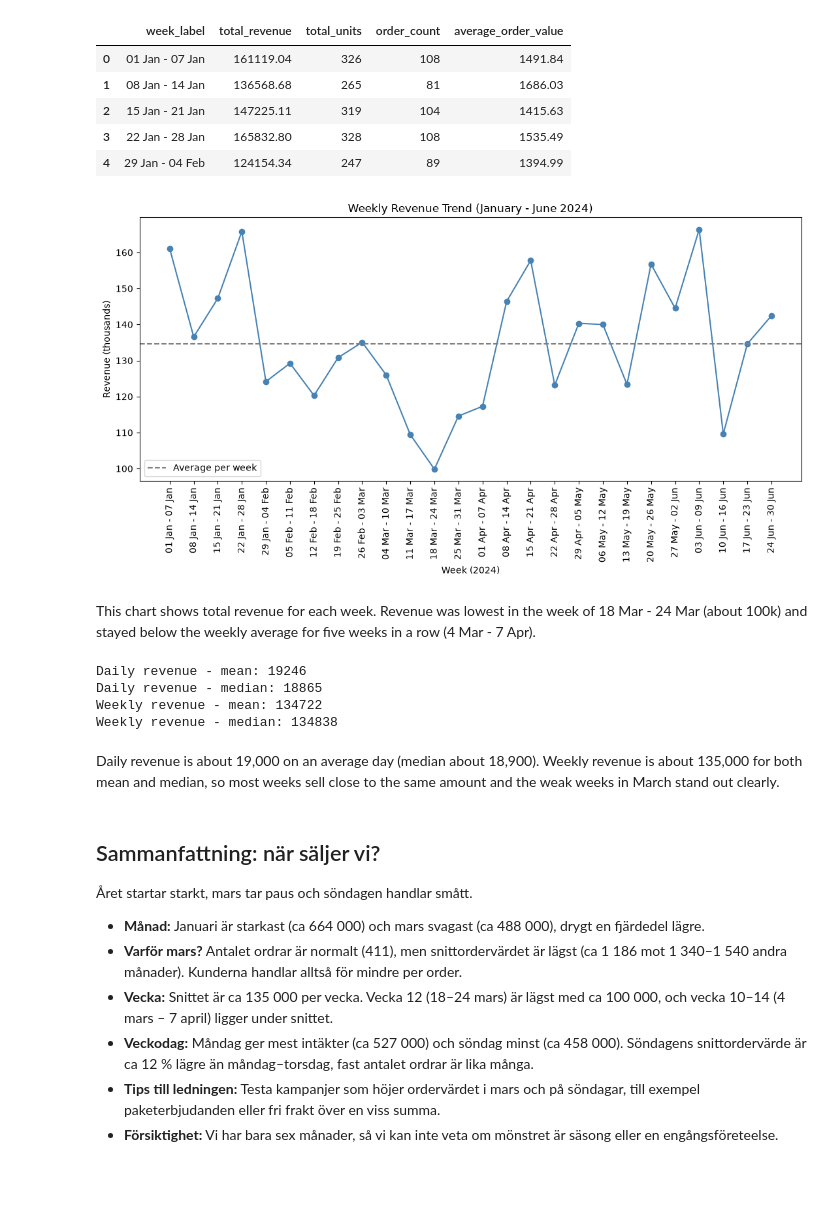
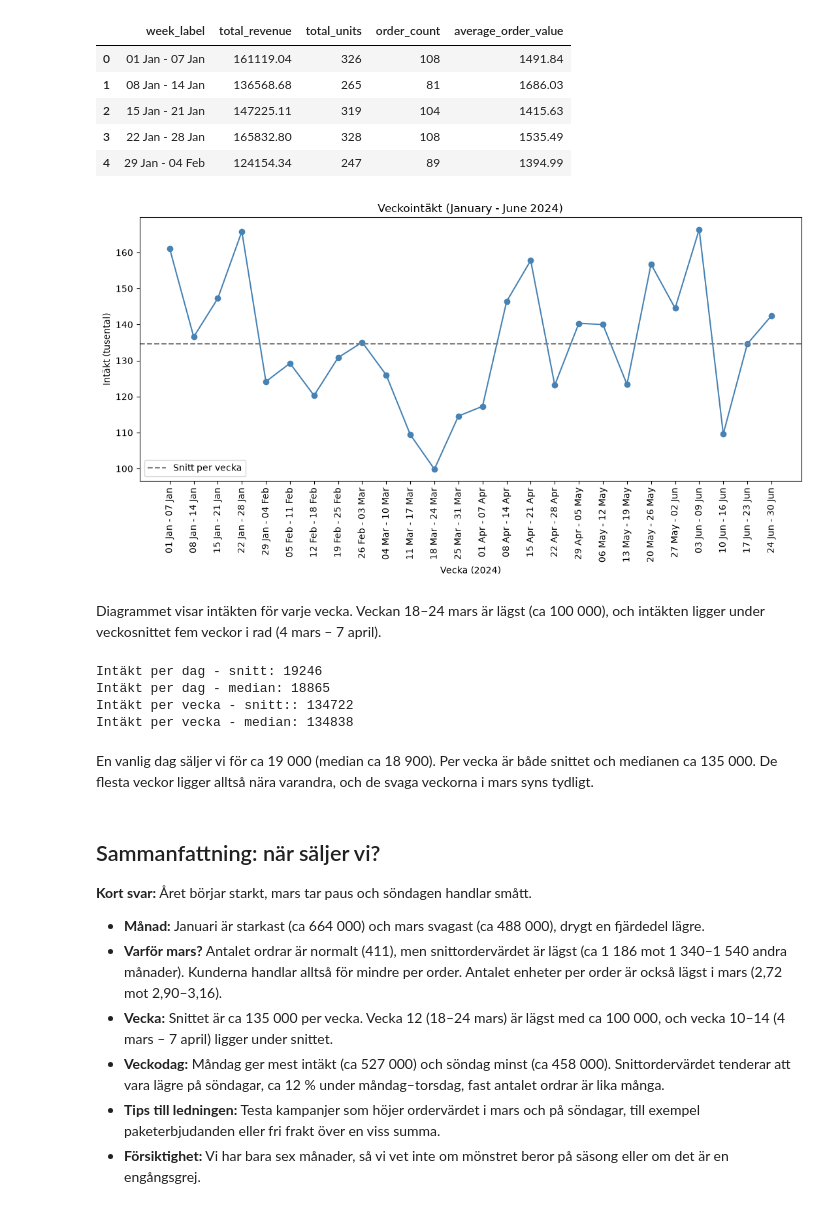
Before and after one commit to Wade-Possible/E-handel, a Jupyter notebook: notebooks/task3_wansiri.ipynb, the cells around one changed output. Drawn from its saved outputs; the diff is of its cells as text; code cells hidden in the pictures; blank space fills up the shorter version.

```diff
--- a/notebooks/task3_wansiri.ipynb
+++ b/notebooks/task3_wansiri.ipynb
@@ -172,7 +172,7 @@ week_dates = (
     df.groupby("week_number")
     .agg(
         first_day = ("date", "min"),  # first date of each week
-        last_day = ("date", "max")  # last date of each week
+        last_day = ("date", "max"),  # last date of each week
     )
     .reset_index()  # turn the group labels back into normal columns
 )
@@ -196,47 +196,47 @@ Number of weeks: 26
 # %%
 # Chart 3: Line chart - revenue for each week with the average line (which weeks are above or below normal?)
 
 revenue_in_thousands = weekly_summary["total_revenue"] / 1000  # show revenue in thousands
 
 fig, ax = plt.subplots(figsize=(11, 6))
 ax.plot(weekly_summary["week_label"], revenue_in_thousands, color="steelblue", marker="o")  # one dot per week
-ax.axhline(revenue_in_thousands.mean(), color="gray", linestyle="--", label="Average per week")  # dashed average line
-ax.set_title("Weekly Revenue Trend (January - June 2024)")
-ax.set_xlabel("Week (2024)")
-ax.set_ylabel("Revenue (thousands)")
+ax.axhline(revenue_in_thousands.mean(), color="gray", linestyle="--", label="Snitt per vecka")  # dashed average line
+ax.set_title("Veckointäkt (January - June 2024)")
+ax.set_xlabel("Vecka (2024)")
+ax.set_ylabel("Intäkt (tusental)")
 ax.tick_params(axis="x", rotation=90)  # turn the labels so they do not overlap
 ax.legend()  # show the label of the average line
 fig.tight_layout()  # fit the long labels inside the picture
 
 plt.show()
 # %% [output]
-[figure, old version]
+[figure, new version]
 # %% [markdown]
-This chart shows total revenue for each week. Revenue was lowest in the week of 18 Mar - 24 Mar (about 100k) and stayed below the weekly average for five weeks in a row (4 Mar - 7 Apr).
+Diagrammet visar intäkten för varje vecka. Veckan 18–24 mars är lägst (ca 100 000), och intäkten ligger under veckosnittet fem veckor i rad (4 mars – 7 april).
 # %%
 # Mean and median of daily and weekly revenue
 
 daily_summary = summarize_revenue(df, ["date"])
 
-print("Daily revenue - mean:", round(daily_summary["total_revenue"].mean()))  # average day
-print("Daily revenue - median:", round(daily_summary["total_revenue"].median()))  # middle day
-print("Weekly revenue - mean:", round(weekly_summary["total_revenue"].mean()))
-print("Weekly revenue - median:", round(weekly_summary["total_revenue"].median()))
+print("Intäkt per dag - snitt:", round(daily_summary["total_revenue"].mean()))  # average day
+print("Intäkt per dag - median:", round(daily_summary["total_revenue"].median()))  # middle day
+print("Intäkt per vecka - snitt::", round(weekly_summary["total_revenue"].mean()))
+print("Intäkt per vecka - median:", round(weekly_summary["total_revenue"].median()))
 # %% [output]
-Daily revenue - mean: 19246
-Daily revenue - median: 18865
-Weekly revenue - mean: 134722
-Weekly revenue - median: 134838
+Intäkt per dag - snitt: 19246
+Intäkt per dag - median: 18865
+Intäkt per vecka - snitt:: 134722
+Intäkt per vecka - median: 134838
 # %% [markdown]
-Daily revenue is about 19,000 on an average day (median about 18,900). Weekly revenue is about 135,000 for both mean and median, so most weeks sell close to the same amount and the weak weeks in March stand out clearly.
+En vanlig dag säljer vi för ca 19 000 (median ca 18 900). Per vecka är både snittet och medianen ca 135 000. De flesta veckor ligger alltså nära varandra, och de svaga veckorna i mars syns tydligt.
 # %% [markdown]
 ## Sammanfattning: när säljer vi?
 
-Året startar starkt, mars tar paus och söndagen handlar smått.
+**Kort svar:** Året börjar starkt, mars tar paus och söndagen handlar smått.
 
 - **Månad:** Januari är starkast (ca 664 000) och mars svagast (ca 488 000), drygt en fjärdedel lägre.
-- **Varför mars?** Antalet ordrar är normalt (411), men snittordervärdet är lägst (ca 1 186 mot 1 340–1 540 andra månader). Kunderna handlar alltså för mindre per order.
+- **Varför mars?** Antalet ordrar är normalt (411), men snittordervärdet är lägst (ca 1 186 mot 1 340–1 540 andra månader). Kunderna handlar alltså för mindre per order. Antalet enheter per order är också lägst i mars (2,72 mot 2,90–3,16).
 - **Vecka:** Snittet är ca 135 000 per vecka. Vecka 12 (18–24 mars) är lägst med ca 100 000, och vecka 10–14 (4 mars – 7 april) ligger under snittet.
-- **Veckodag:** Måndag ger mest intäkter (ca 527 000) och söndag minst (ca 458 000). Söndagens snittordervärde är ca 12 % lägre än måndag–torsdag, fast antalet ordrar är lika många.
+- **Veckodag:** Måndag ger mest intäkt (ca 527 000) och söndag minst (ca 458 000). Snittordervärdet tenderar att vara lägre på söndagar, ca 12 % under måndag–torsdag, fast antalet ordrar är lika många.
 - **Tips till ledningen:** Testa kampanjer som höjer ordervärdet i mars och på söndagar, till exempel paketerbjudanden eller fri frakt över en viss summa.
-- **Försiktighet:** Vi har bara sex månader, så vi kan inte veta om mönstret är säsong eller en engångsföreteelse.
+- **Försiktighet:** Vi har bara sex månader, så vi vet inte om mönstret beror på säsong eller om det är en engångsgrej.
```
Also changed, not shown: parts of 5 cells of this notebook.
